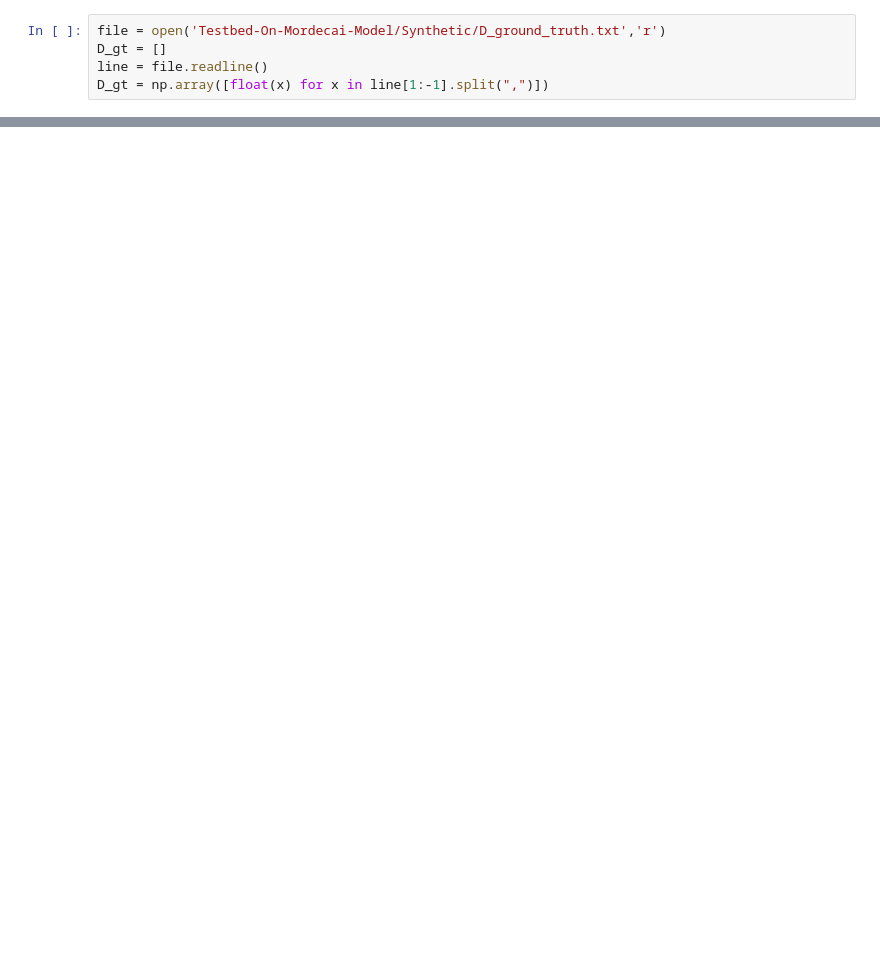
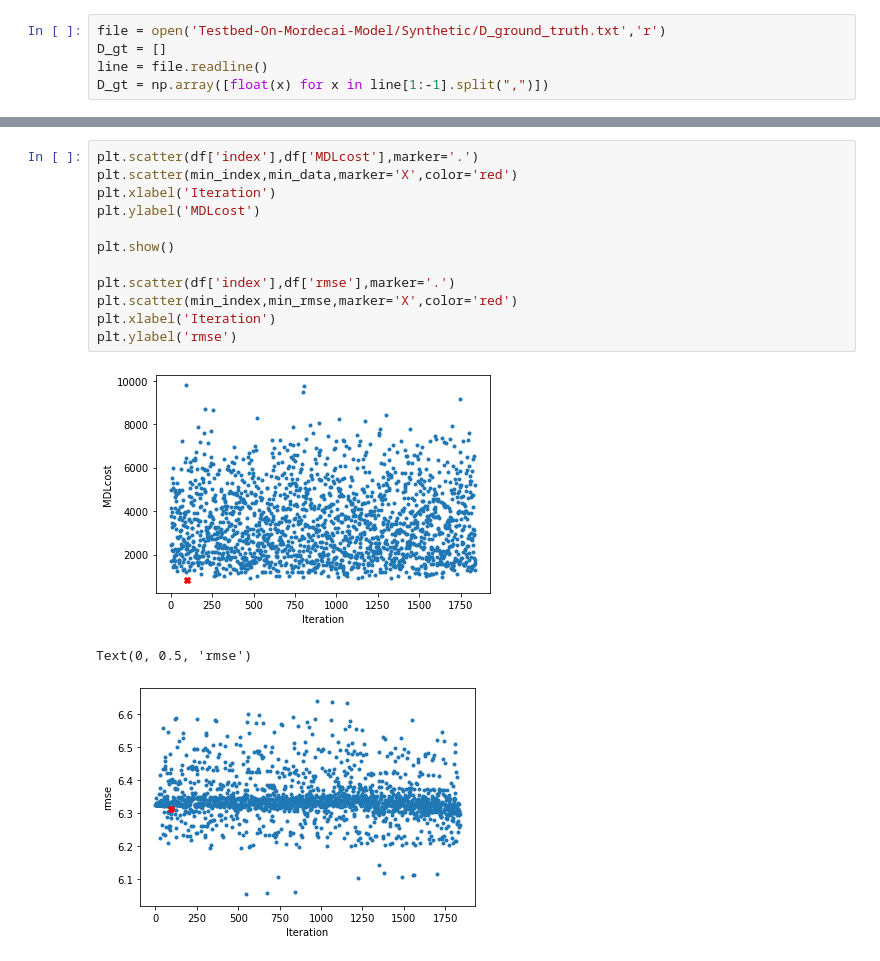
Before and after one commit to AdityaLab/MDL-ODE-Missing, a Jupyter notebook: MDL_playground.ipynb, the cells around one changed output, grey strips where cells are left out. Drawn from its saved outputs; the diff is of its cells as text; blank space fills up the shorter version.

```diff
--- a/MDL_playground.ipynb
+++ b/MDL_playground.ipynb
@@ -36,0 +90,16 @@ KeyError: 405.0
+# %%
+plt.scatter(df['index'],df['MDLcost'],marker='.')
+plt.scatter(min_index,min_data,marker='X',color='red')
+plt.xlabel('Iteration')
+plt.ylabel('MDLcost')
+
+plt.show()
+
+plt.scatter(df['index'],df['rmse'],marker='.')
+plt.scatter(min_index,min_rmse,marker='X',color='red')
+plt.xlabel('Iteration')
+plt.ylabel('rmse')
+# %% [output]
+[figure, added]
+Text(0, 0.5, 'rmse')
+[figure, added]
```
Also changed, not shown: parts of 19 cells of this notebook, 1 other file.
